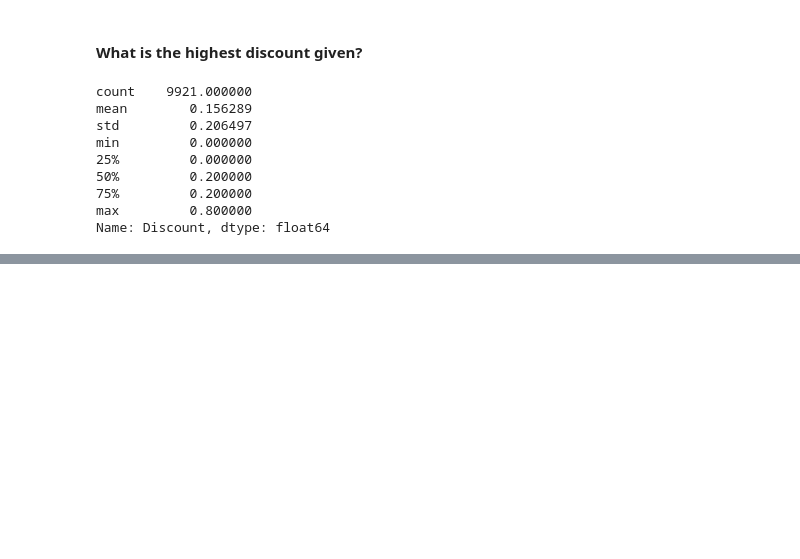
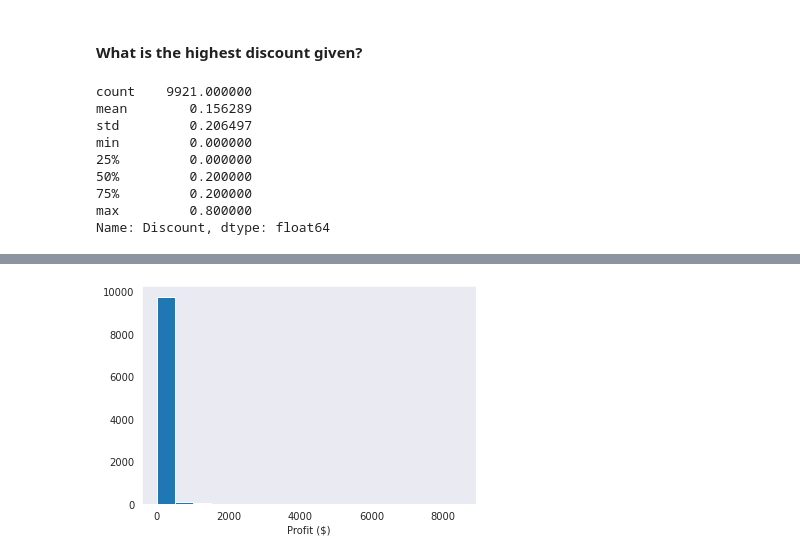
Before and after one commit to Dee-nDee/SuperStore_Data_Analysis, a Jupyter notebook: SuperStore.ipynb, the cells around one changed output, grey strips where cells are left out. Saved outputs shown, nothing was run; the diff lists cells and outputs as text; code cells hidden in the pictures; blank space fills up the shorter version.

```diff
--- a/SuperStore.ipynb
+++ b/SuperStore.ipynb
@@ -676,0 +694,11 @@ plt.grid(False)
+# %%
+#create bin edges
+bin_edges = np.arange(0, samp_superstore.Profit.max() + 500, 500)
+# %%
+#visualize
+plt.hist(data = samp_superstore, x = "Profit", bins = bin_edges);
+
+plt.xlabel("Profit ($)")
+plt.grid(False);
+# %% [output]
+[figure, added]
```
Also changed, not shown: parts of 13 cells of this notebook.
